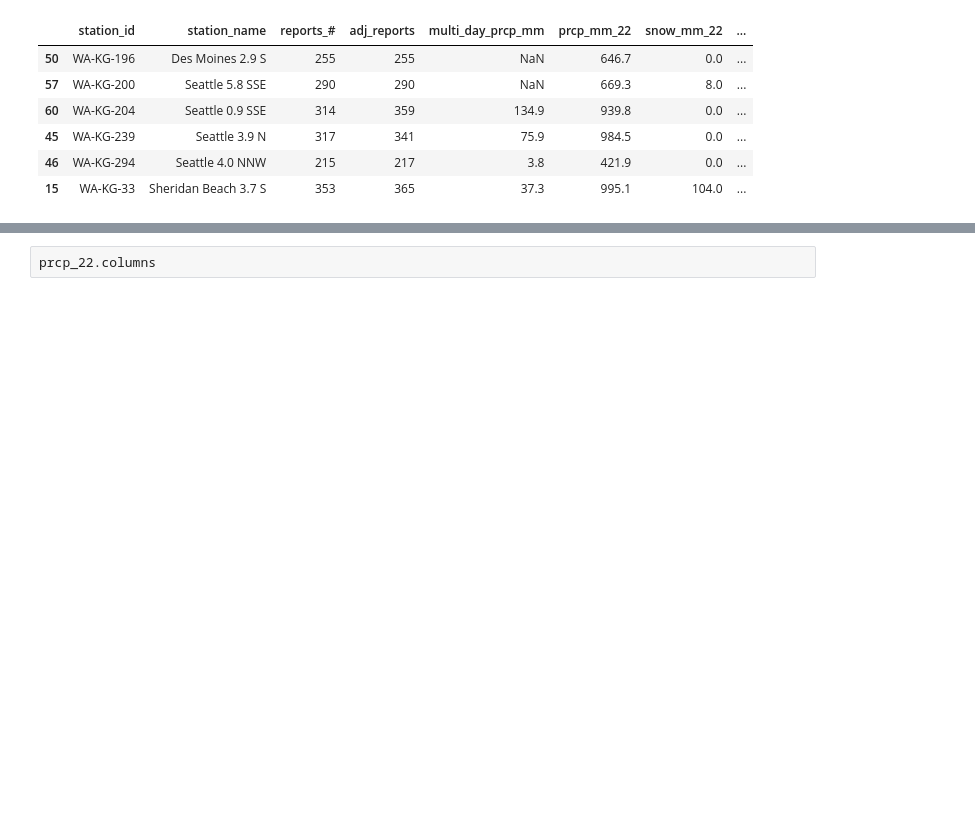
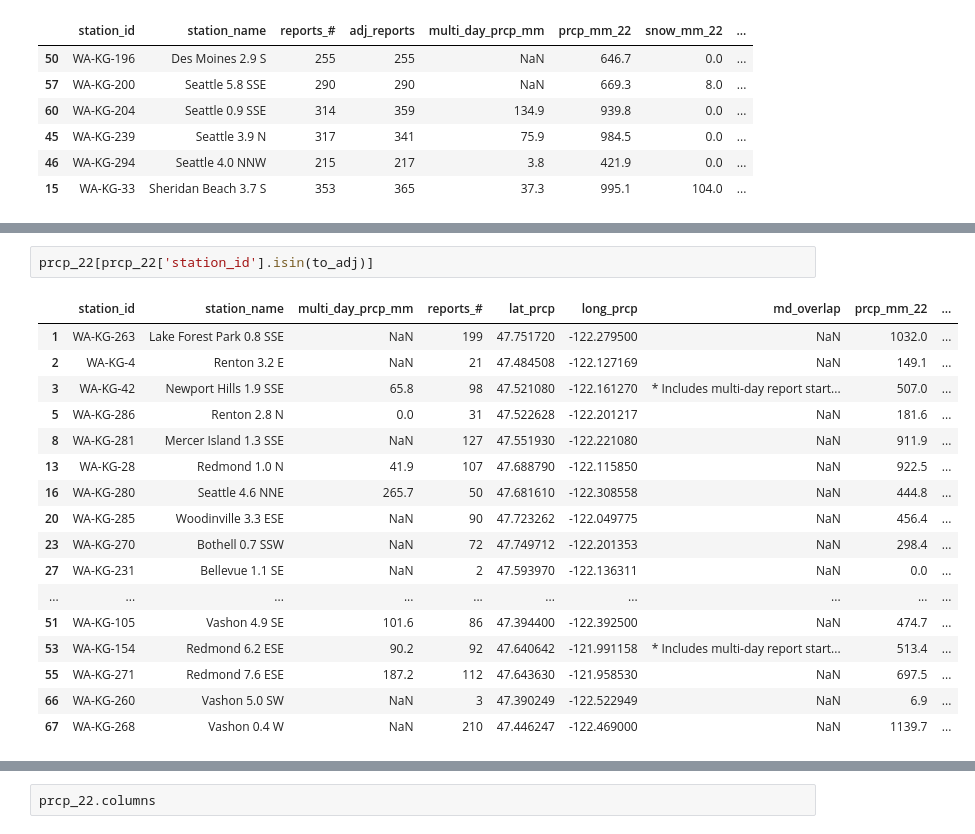
Before and after one commit to BrettlyCD/seattle-trees-project, a Jupyter notebook: notebooks/02_exploratory_data_analysis.ipynb, the cells around one changed output, grey strips where cells are left out. Cells and saved outputs as stored; diff of their text form; blank space fills up the shorter version.

```diff
--- a/notebooks/02_exploratory_data_analysis.ipynb
+++ b/notebooks/02_exploratory_data_analysis.ipynb
@@ -454,0 +508,20 @@ I no longer need the columns that helped me get to my final normalized amounts.
+# %%
+prcp_22[prcp_22['station_id'].isin(to_adj)]
+# %% [output]
+|  | station_id | station_name | multi_day_prcp_mm | reports_# | lat_prcp | long_prcp | md_overlap | prcp_mm_22 | ... |
+| 1 | WA-KG-263 | Lake Forest Park 0.8 SSE | NaN | 199 | 47.751720 | -122.279500 | NaN | 1032.0 | ... |
+| 2 | WA-KG-4 | Renton 3.2 E | NaN | 21 | 47.484508 | -122.127169 | NaN | 149.1 | ... |
+| 3 | WA-KG-42 | Newport Hills 1.9 SSE | 65.8 | 98 | 47.521080 | -122.161270 | * Includes multi-day report start... | 507.0 | ... |
+| 5 | WA-KG-286 | Renton 2.8 N | 0.0 | 31 | 47.522628 | -122.201217 | NaN | 181.6 | ... |
+| 8 | WA-KG-281 | Mercer Island 1.3 SSE | NaN | 127 | 47.551930 | -122.221080 | NaN | 911.9 | ... |
+| 13 | WA-KG-28 | Redmond 1.0 N | 41.9 | 107 | 47.688790 | -122.115850 | NaN | 922.5 | ... |
+| 16 | WA-KG-280 | Seattle 4.6 NNE | 265.7 | 50 | 47.681610 | -122.308558 | NaN | 444.8 | ... |
+| 20 | WA-KG-285 | Woodinville 3.3 ESE | NaN | 90 | 47.723262 | -122.049775 | NaN | 456.4 | ... |
+| 23 | WA-KG-270 | Bothell 0.7 SSW | NaN | 72 | 47.749712 | -122.201353 | NaN | 298.4 | ... |
+| 27 | WA-KG-231 | Bellevue 1.1 SE | NaN | 2 | 47.593970 | -122.136311 | NaN | 0.0 | ... |
+| ... | ... | ... | ... | ... | ... | ... | ... | ... | ... |
+| 51 | WA-KG-105 | Vashon 4.9 SE | 101.6 | 86 | 47.394400 | -122.392500 | NaN | 474.7 | ... |
+| 53 | WA-KG-154 | Redmond 6.2 ESE | 90.2 | 92 | 47.640642 | -121.991158 | * Includes multi-day report start... | 513.4 | ... |
+| 55 | WA-KG-271 | Redmond 7.6 ESE | 187.2 | 112 | 47.643630 | -121.958530 | NaN | 697.5 | ... |
+| 66 | WA-KG-260 | Vashon 5.0 SW | NaN | 3 | 47.390249 | -122.522949 | NaN | 6.9 | ... |
+| 67 | WA-KG-268 | Vashon 0.4 W | NaN | 210 | 47.446247 | -122.469000 | NaN | 1139.7 | ... |
```
Also changed, not shown: parts of 23 cells of this notebook.
